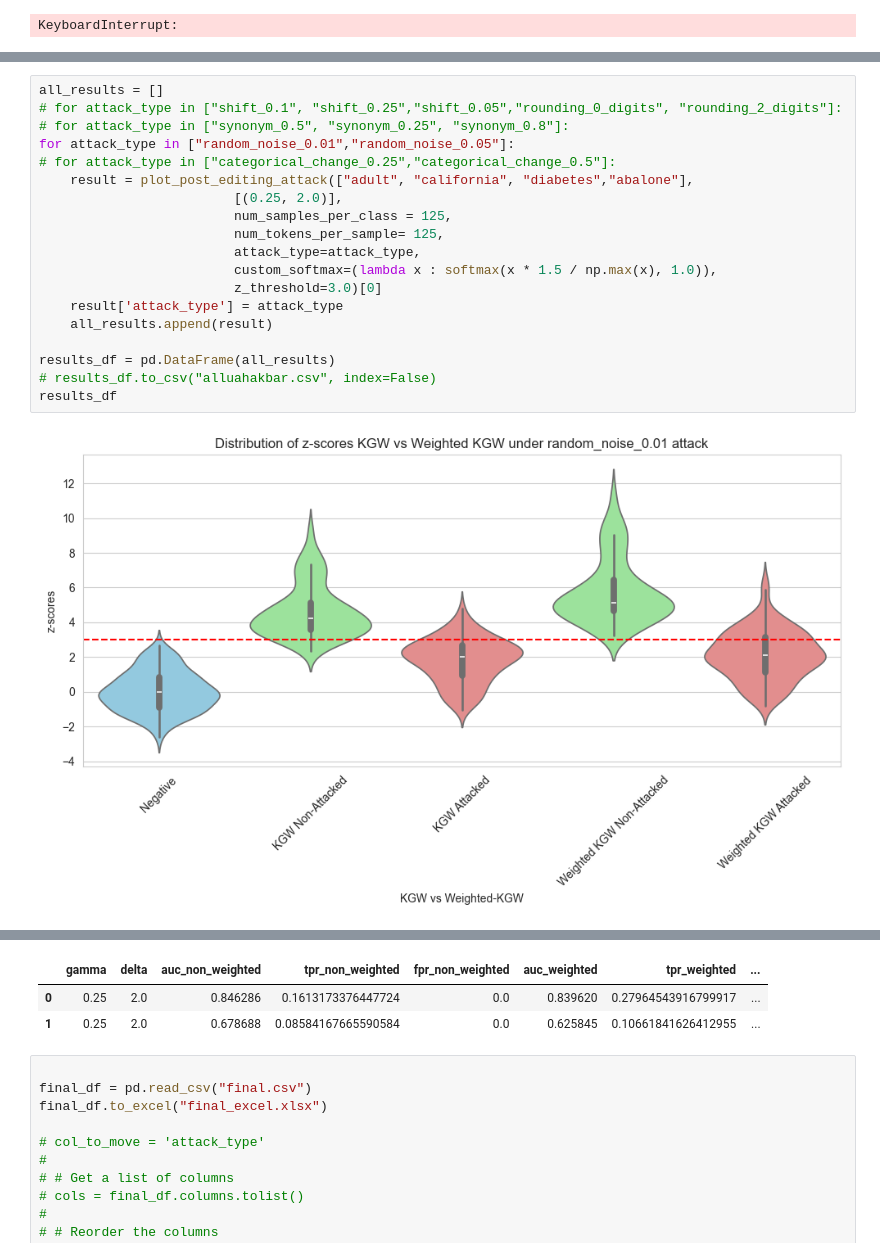
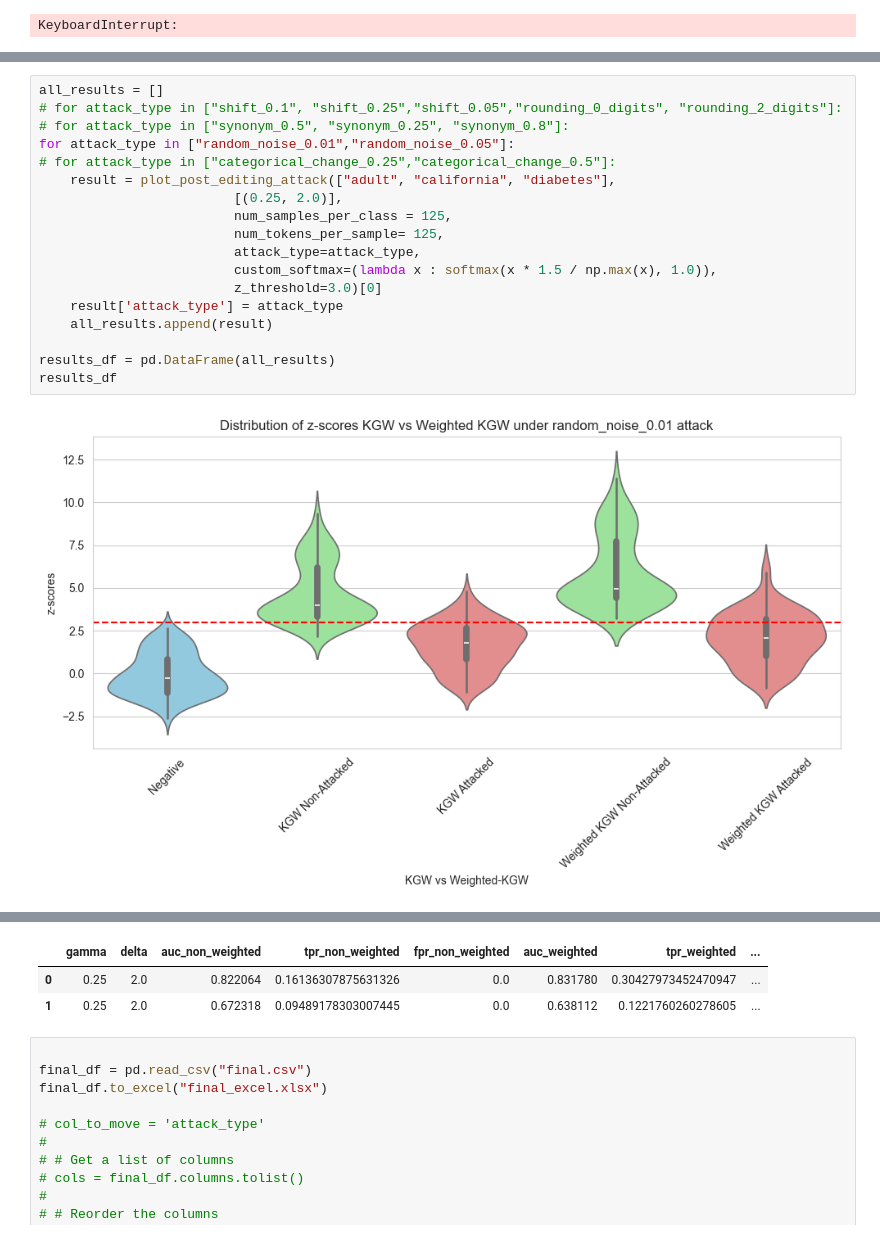
Before and after one commit to blueminh/t-rest, a Jupyter notebook: evaluation/synthcity.ipynb, the cells around one changed output, grey strips where cells are left out. Saved outputs shown, nothing was run; the diff lists cells and outputs as text.

```diff
--- a/evaluation/synthcity.ipynb
+++ b/evaluation/synthcity.ipynb
@@ -1299,21 +1356,20 @@ for model_name in ["adult","california","abalone","diabetes"]:
 # %%
 all_results = []
 # for attack_type in ["shift_0.1", "shift_0.25","shift_0.05","rounding_0_digits", "rounding_2_digits"]:
 # for attack_type in ["synonym_0.5", "synonym_0.25", "synonym_0.8"]:
 for attack_type in ["random_noise_0.01","random_noise_0.05"]:
 # for attack_type in ["categorical_change_0.25","categorical_change_0.5"]:
-    result = plot_post_editing_attack(["adult", "california", "diabetes","abalone"],
+    result = plot_post_editing_attack(["adult", "california", "diabetes"],
                          [(0.25, 2.0)],
                          num_samples_per_class = 125,
                          num_tokens_per_sample= 125,
                          attack_type=attack_type,
                          custom_softmax=(lambda x : softmax(x * 1.5 / np.max(x), 1.0)),
                          z_threshold=3.0)[0]
     result['attack_type'] = attack_type
     all_results.append(result)
 
 results_df = pd.DataFrame(all_results)
-# results_df.to_csv("alluahakbar.csv", index=False)
 results_df
 # %% [output]
-[figure, old version]
+[figure, new version]
@@ -1321,6 +1377,6 @@ results_df
 |  | gamma | delta | auc_non_weighted | tpr_non_weighted | fpr_non_weighted | auc_weighted | tpr_weighted | ... |
-| 0 | 0.25 | 2.0 | 0.846286 | 0.1613173376447724 | 0.0 | 0.839620 | 0.27964543916799917 | ... |
-| 1 | 0.25 | 2.0 | 0.678688 | 0.08584167665590584 | 0.0 | 0.625845 | 0.10661841626412955 | ... |
+| 0 | 0.25 | 2.0 | 0.822064 | 0.16136307875631326 | 0.0 | 0.831780 | 0.30427973452470947 | ... |
+| 1 | 0.25 | 2.0 | 0.672318 | 0.09489178303007445 | 0.0 | 0.638112 | 0.1221760260278605 | ... |
 # %%
 
 final_df = pd.read_csv("final.csv")
```
Also changed, not shown: parts of 5 cells of this notebook, 20 other files.
